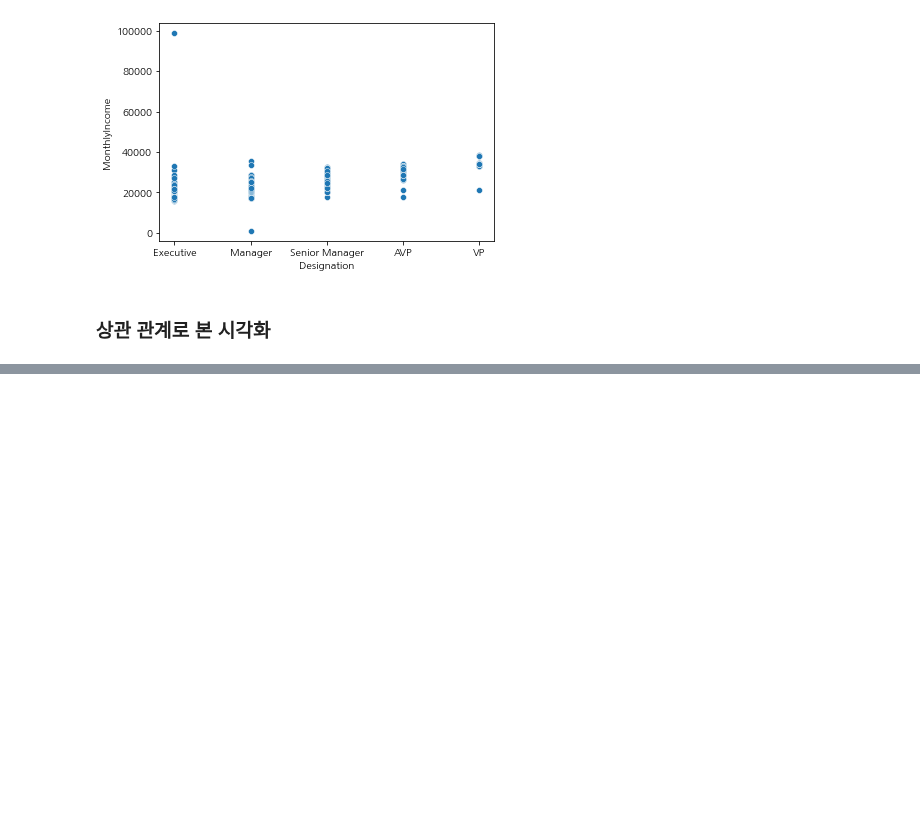
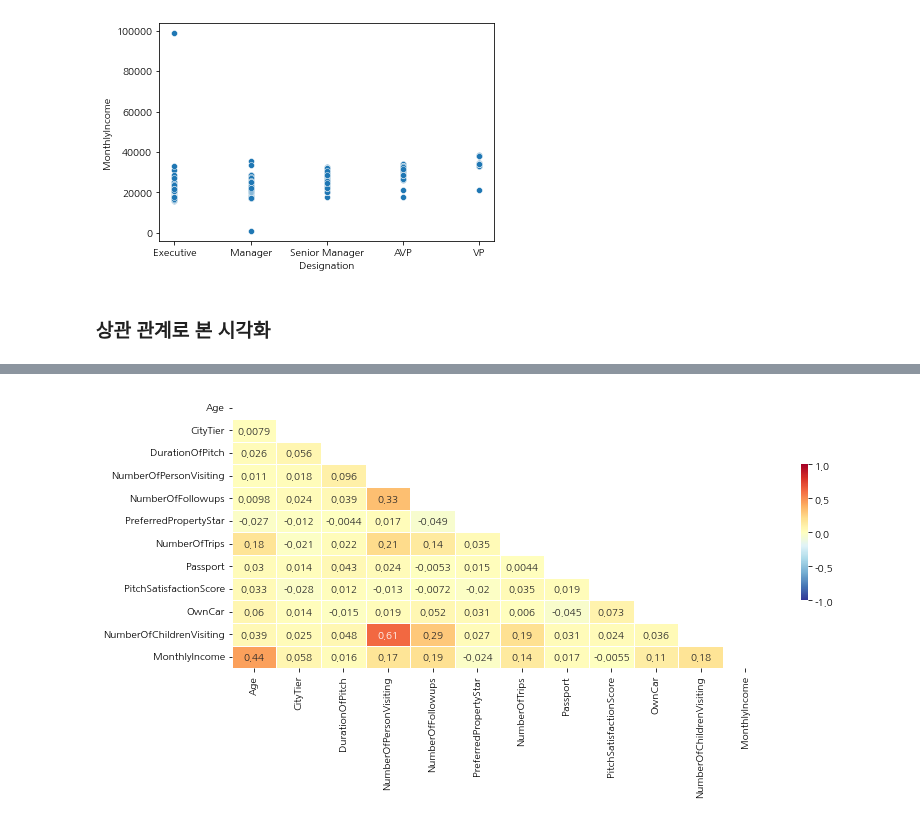
Before and after one commit to nuyhc/Struggles, a Jupyter notebook: Visualize Travel Product Analysis/Visualize Travel Product Analysis.ipynb, the cells around one changed output, grey strips where cells are left out. Drawn from its saved outputs; the diff is of its cells as text; code cells hidden in the pictures; blank space fills up the shorter version.

```diff
--- a/Visualize Travel Product Analysis/Visualize Travel Product Analysis.ipynb
+++ b/Visualize Travel Product Analysis/Visualize Travel Product Analysis.ipynb
@@ -232,0 +238,18 @@ df.corr().style.background_gradient()
+# %%
+corr = pd.DataFrame(df.drop(columns=["id", "ProdTaken"]).corr(method="pearson"))
+
+plt.figure(figsize=(12, 5))
+
+mask = np.zeros_like(corr, dtype=np.bool_)
+mask[np.triu_indices_from(mask)] = True
+sns.heatmap(corr,
+            cmap="RdYlBu_r",
+            annot=True,
+            mask=mask,
+            linewidths=.5,
+            cbar_kws={"shrink": .5},
+            vmin=-1,
+            vmax=1
+);
+# %% [output]
+[figure, added]
```
Also changed, not shown: parts of 6 cells of this notebook.
